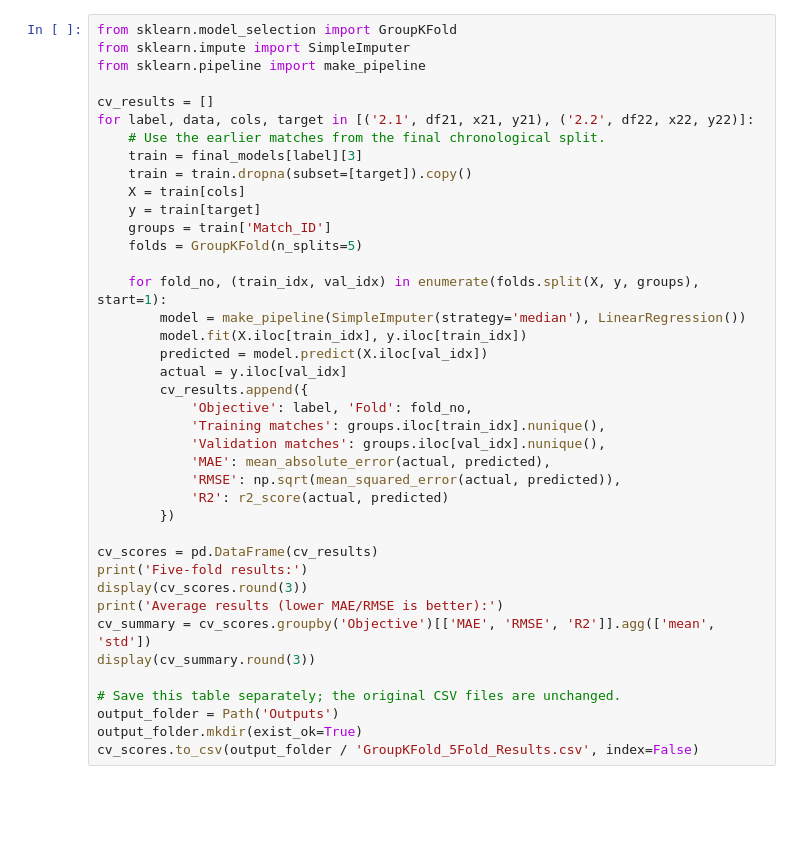
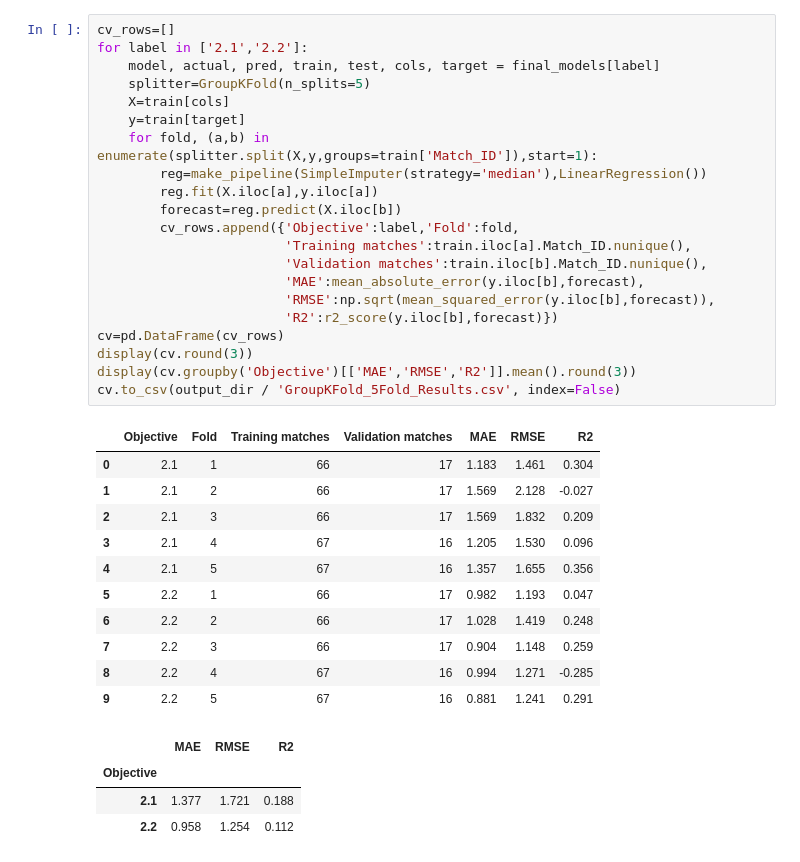
Before and after one commit to s253796/FIFA-World-Cup-2026-Group-16-Linear-Regression-Models, a Jupyter notebook: Nimeth_folder/All/FIFA2026_Objective2_.ipynb, the cells around one changed output. Saved outputs shown, nothing was run; the diff lists cells and outputs as text; blank space fills up the shorter version.

```diff
--- a/Nimeth_folder/All/FIFA2026_Objective2_.ipynb
+++ b/Nimeth_folder/All/FIFA2026_Objective2_.ipynb
@@ -213,40 +180,37 @@ I used only the training matches from the chronological 80/20 split for cross-va
 # %%
-from sklearn.model_selection import GroupKFold
-from sklearn.impute import SimpleImputer
-from sklearn.pipeline import make_pipeline
-
-cv_results = []
-for label, data, cols, target in [('2.1', df21, x21, y21), ('2.2', df22, x22, y22)]:
-    # Use the earlier matches from the final chronological split.
-    train = final_models[label][3]
-    train = train.dropna(subset=[target]).copy()
-    X = train[cols]
-    y = train[target]
-    groups = train['Match_ID']
-    folds = GroupKFold(n_splits=5)
-
-    for fold_no, (train_idx, val_idx) in enumerate(folds.split(X, y, groups), start=1):
-        model = make_pipeline(SimpleImputer(strategy='median'), LinearRegression())
-        model.fit(X.iloc[train_idx], y.iloc[train_idx])
-        predicted = model.predict(X.iloc[val_idx])
-        actual = y.iloc[val_idx]
-        cv_results.append({
-            'Objective': label, 'Fold': fold_no,
-            'Training matches': groups.iloc[train_idx].nunique(),
-            'Validation matches': groups.iloc[val_idx].nunique(),
-            'MAE': mean_absolute_error(actual, predicted),
-            'RMSE': np.sqrt(mean_squared_error(actual, predicted)),
-            'R2': r2_score(actual, predicted)
-        })
-
-cv_scores = pd.DataFrame(cv_results)
-print('Five-fold results:')
-display(cv_scores.round(3))
-print('Average results (lower MAE/RMSE is better):')
-cv_summary = cv_scores.groupby('Objective')[['MAE', 'RMSE', 'R2']].agg(['mean', 'std'])
-display(cv_summary.round(3))
-
-# Save this table separately; the original CSV files are unchanged.
-output_folder = Path('Outputs')
-output_folder.mkdir(exist_ok=True)
-cv_scores.to_csv(output_folder / 'GroupKFold_5Fold_Results.csv', index=False)
+cv_rows=[]
+for label in ['2.1','2.2']:
+    model, actual, pred, train, test, cols, target = final_models[label]
+    splitter=GroupKFold(n_splits=5)
+    X=train[cols]
+    y=train[target]
+    for fold, (a,b) in enumerate(splitter.split(X,y,groups=train['Match_ID']),start=1):
+        reg=make_pipeline(SimpleImputer(strategy='median'),LinearRegression())
+        reg.fit(X.iloc[a],y.iloc[a])
+        forecast=reg.predict(X.iloc[b])
+        cv_rows.append({'Objective':label,'Fold':fold,
+                        'Training matches':train.iloc[a].Match_ID.nunique(),
+                        'Validation matches':train.iloc[b].Match_ID.nunique(),
+                        'MAE':mean_absolute_error(y.iloc[b],forecast),
+                        'RMSE':np.sqrt(mean_squared_error(y.iloc[b],forecast)),
+                        'R2':r2_score(y.iloc[b],forecast)})
+cv=pd.DataFrame(cv_rows)
+display(cv.round(3))
+display(cv.groupby('Objective')[['MAE','RMSE','R2']].mean().round(3))
+cv.to_csv(output_dir / 'GroupKFold_5Fold_Results.csv', index=False)
+# %% [output]
+|  | Objective | Fold | Training matches | Validation matches | MAE | RMSE | R2 |
+| 0 | 2.1 | 1 | 66 | 17 | 1.183 | 1.461 | 0.304 |
+| 1 | 2.1 | 2 | 66 | 17 | 1.569 | 2.128 | -0.027 |
+| 2 | 2.1 | 3 | 66 | 17 | 1.569 | 1.832 | 0.209 |
+| 3 | 2.1 | 4 | 67 | 16 | 1.205 | 1.530 | 0.096 |
+| 4 | 2.1 | 5 | 67 | 16 | 1.357 | 1.655 | 0.356 |
+| 5 | 2.2 | 1 | 66 | 17 | 0.982 | 1.193 | 0.047 |
+| 6 | 2.2 | 2 | 66 | 17 | 1.028 | 1.419 | 0.248 |
+| 7 | 2.2 | 3 | 66 | 17 | 0.904 | 1.148 | 0.259 |
+| 8 | 2.2 | 4 | 67 | 16 | 0.994 | 1.271 | -0.285 |
+| 9 | 2.2 | 5 | 67 | 16 | 0.881 | 1.241 | 0.291 |
+|  | MAE | RMSE | R2 |
+| Objective |  |  |  |
+| 2.1 | 1.377 | 1.721 | 0.188 |
+| 2.2 | 0.958 | 1.254 | 0.112 |
```
Also changed, not shown: parts of 29 cells of this notebook.
